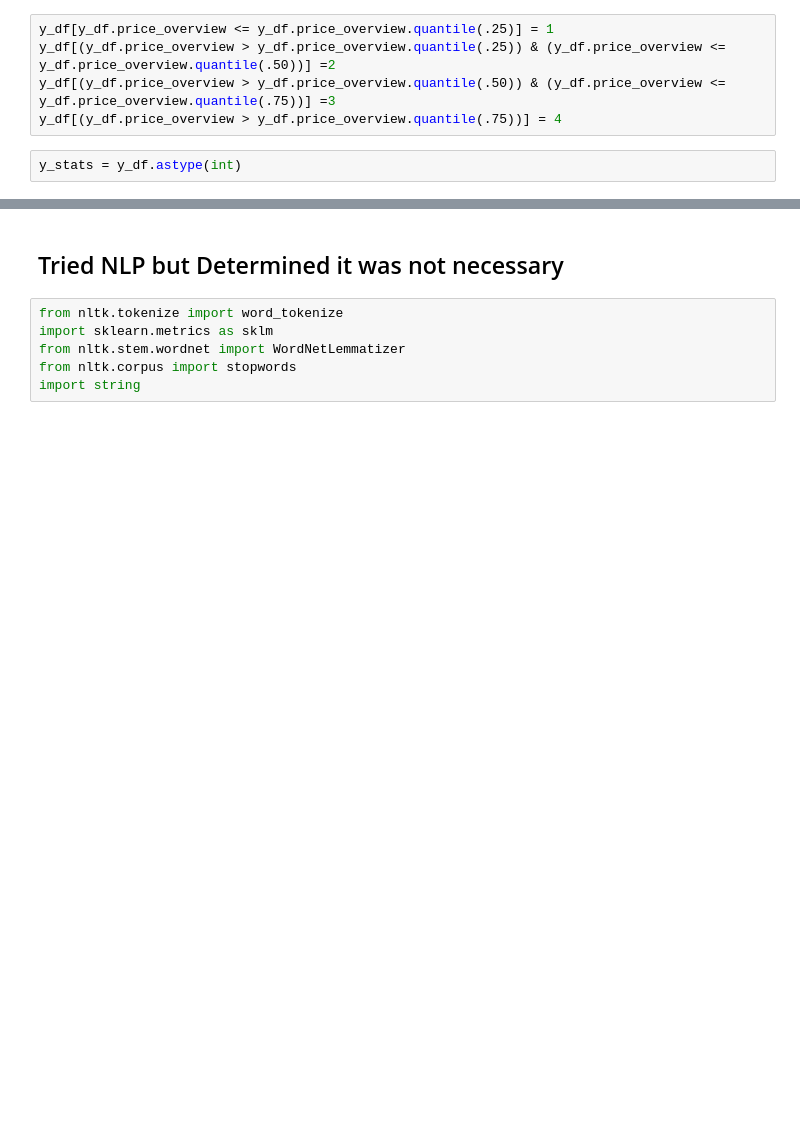
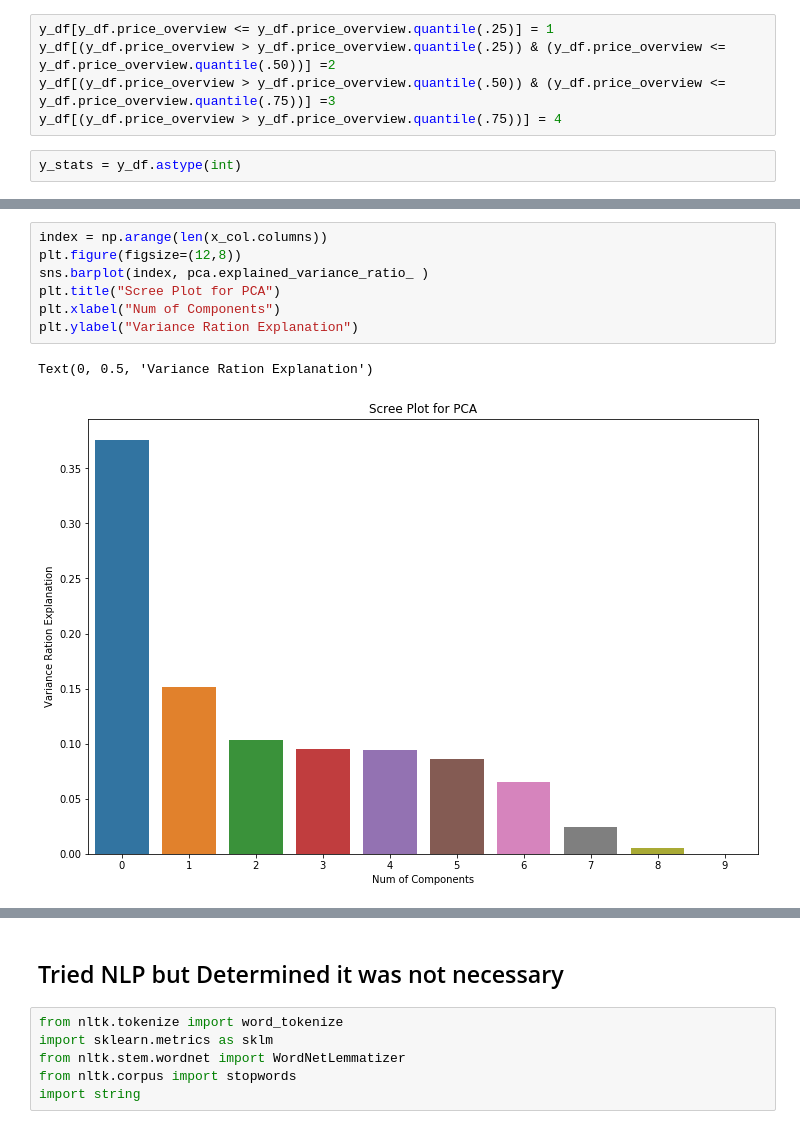
Before and after one commit to rvent/Steam_Pricing_Classification_Project, a Jupyter notebook: Mod-3-Project.ipynb, the cells around one changed output, grey strips where cells are left out. Drawn from its saved outputs; the diff is of its cells as text; blank space fills up the shorter version.

```diff
--- a/Mod-3-Project.ipynb
+++ b/Mod-3-Project.ipynb
@@ -736,0 +839,10 @@ X_final
+# %%
+index = np.arange(len(x_col.columns))
+plt.figure(figsize=(12,8))
+sns.barplot(index, pca.explained_variance_ratio_ )
+plt.title("Scree Plot for PCA")
+plt.xlabel("Num of Components")
+plt.ylabel("Variance Ration Explanation")
+# %% [output]
+Text(0, 0.5, 'Variance Ration Explanation')
+[figure, added]
```
Also changed, not shown: parts of 61 cells of this notebook, 1 other file.
